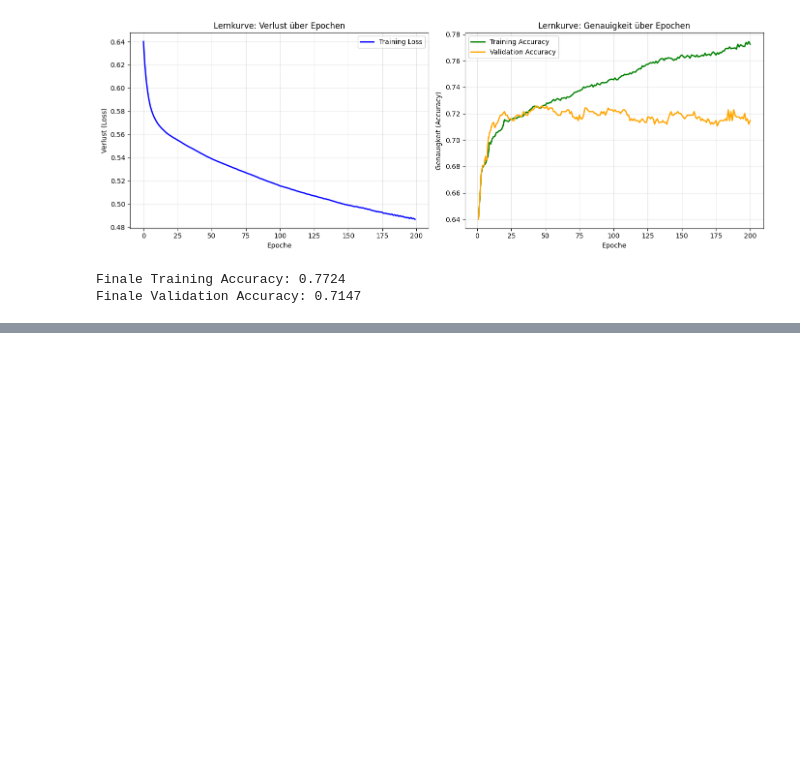
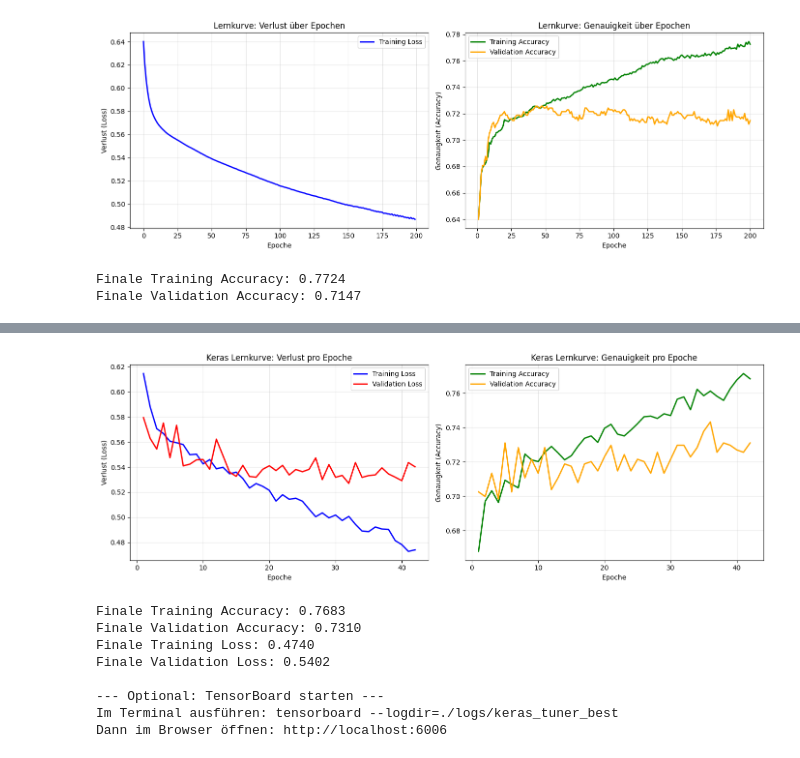
Before and after one commit to NewSkyLine-dev/HTL_Files, a Jupyter notebook: DSAI/5AHIF/Mini Projekt/main.ipynb, the cells around one changed output, grey strips where cells are left out. Cells and saved outputs as stored; diff of their text form; code cells hidden in the pictures; blank space fills up the shorter version.

```diff
--- a/DSAI/5AHIF/Mini Projekt/main.ipynb
+++ b/DSAI/5AHIF/Mini Projekt/main.ipynb
@@ -227,0 +453,42 @@ Finale Validation Accuracy: 0.7147
+# %%
+# Visualisierung der Lernkurven: Verlust und Genauigkeit pro Epoche
+fig, axes = plt.subplots(1, 2, figsize=(14, 5))
+
+epochs_range = range(1, len(history.history['loss']) + 1)
+
+# --- Subplot 1: Durchschnittlicher Verlust ---
+axes[0].plot(epochs_range, history.history['loss'], label='Training Loss', color='blue', linewidth=2)
+axes[0].plot(epochs_range, history.history['val_loss'], label='Validation Loss', color='red', linewidth=2)
+axes[0].set_xlabel('Epoche')
+axes[0].set_ylabel('Verlust (Loss)')
+axes[0].set_title('Keras Lernkurve: Verlust pro Epoche')
+axes[0].legend()
+axes[0].grid(True, alpha=0.3)
+
+# --- Subplot 2: Durchschnittliche Genauigkeit ---
+axes[1].plot(epochs_range, history.history['accuracy'], label='Training Accuracy', color='green', linewidth=2)
+axes[1].plot(epochs_range, history.history['val_accuracy'], label='Validation Accuracy', color='orange', linewidth=2)
+axes[1].set_xlabel('Epoche')
+axes[1].set_ylabel('Genauigkeit (Accuracy)')
+axes[1].set_title('Keras Lernkurve: Genauigkeit pro Epoche')
+axes[1].legend()
+axes[1].grid(True, alpha=0.3)
+
+plt.tight_layout()
+plt.show()
+
+# Zusammenfassung
+print(f"Finale Training Accuracy: {history.history['accuracy'][-1]:.4f}")
+print(f"Finale Validation Accuracy: {history.history['val_accuracy'][-1]:.4f}")
+print(f"Finale Training Loss: {history.history['loss'][-1]:.4f}")
+print(f"Finale Validation Loss: {history.history['val_loss'][-1]:.4f}")
+# %% [output]
+[figure, added]
+Finale Training Accuracy: 0.7683
+Finale Validation Accuracy: 0.7310
+Finale Training Loss: 0.4740
+Finale Validation Loss: 0.5402
+
+--- Optional: TensorBoard starten ---
+Im Terminal ausführen: tensorboard --logdir=./logs/keras_tuner_best
+Dann im Browser öffnen: http://localhost:6006
```
Also changed, not shown: parts of 6 cells of this notebook, 43 other files.
